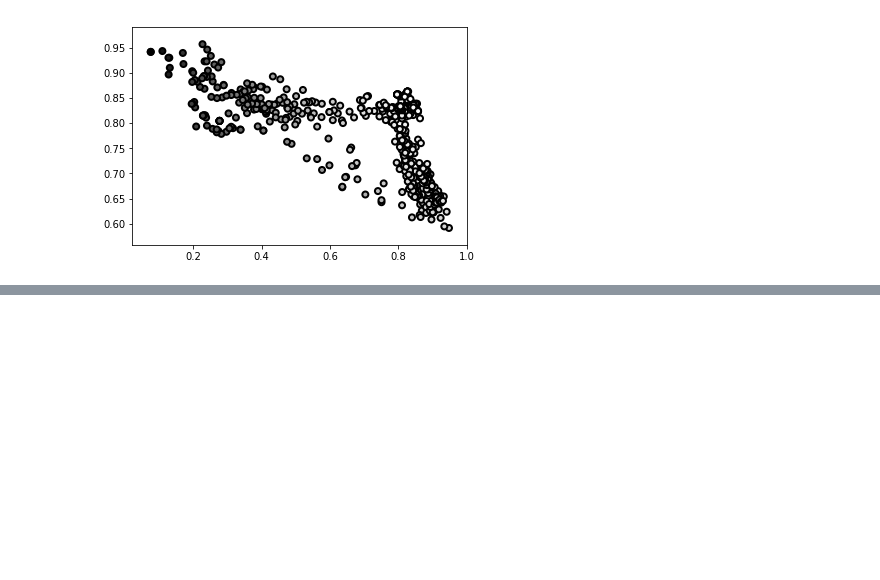
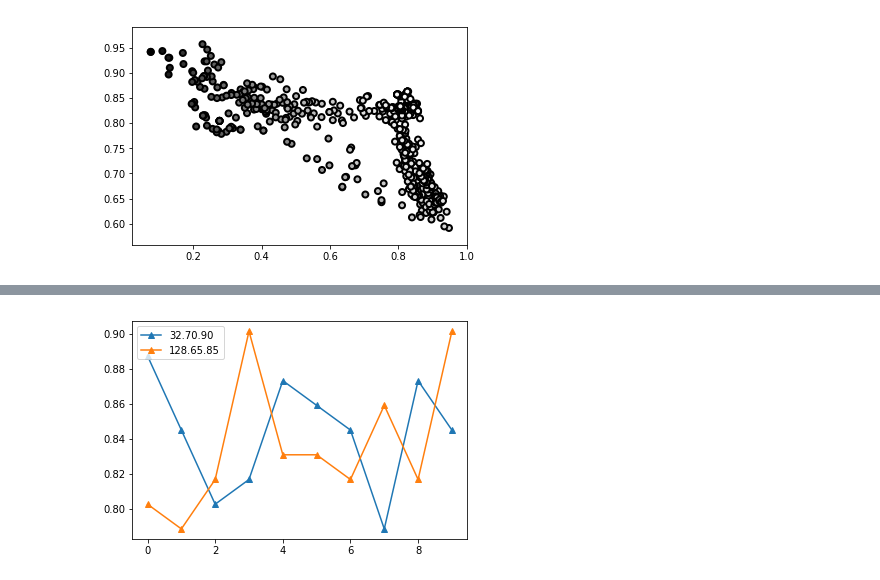
Before and after one commit to xingfanxia/comps_ediscovery, a Jupyter notebook: nachtm_exps/PSweepVis.ipynb, the cells around one changed output, grey strips where cells are left out. Drawn from its saved outputs; the diff is of its cells as text; code cells hidden in the pictures; blank space fills up the shorter version.

Commit message:
more in-depth param vis, no new information discovered

```diff
--- a/nachtm_exps/PSweepVis.ipynb
+++ b/nachtm_exps/PSweepVis.ipynb
@@ -385,0 +388,10 @@ plt.show()
+# %%
+vals = []
+with open('../data/params/param/32.70.90.txt') as f:
+    lines = f.readlines()
+    val = []
+    for line in lines[1:]:
+        if not line.startswith('average'):
+            val.append(list(map(lambda x: float(x), line[1:-2].split(','))))
+    vals.append(('32.70.90',val))
+print(vals[0][1][1])
@@ -385,0 +400,8 @@ plt.show()
+# %%
+with open('../data/params/param/128.65.85.txt') as f:
+    lines = f.readlines()
+    val = []
+    for line in lines[1:]:
+        if not line.startswith('average'):
+            val.append(list(map(lambda x: float(x), line[1:-2].split(','))))
+    vals.append(('128.65.85',val))
@@ -385,0 +428,14 @@ plt.show()
+# %%
+labels = [vals[x][0] for x in range(len(vals))]
+accs = [[y[2] for y in vals[x][1]] for x in range(len(vals))]
+x = range(len(accs[0]))
+fig=plt.figure()
+ax=fig.add_subplot(111)
+
+ax.plot(x, accs[0], marker="^", label=labels[0])
+ax.plot(x, accs[1], marker="^", label=labels[1])
+
+plt.legend(loc=2)
+plt.show()
+# %% [output]
+[figure, added]
```
Also changed, not shown: parts of 5 cells of this notebook.
